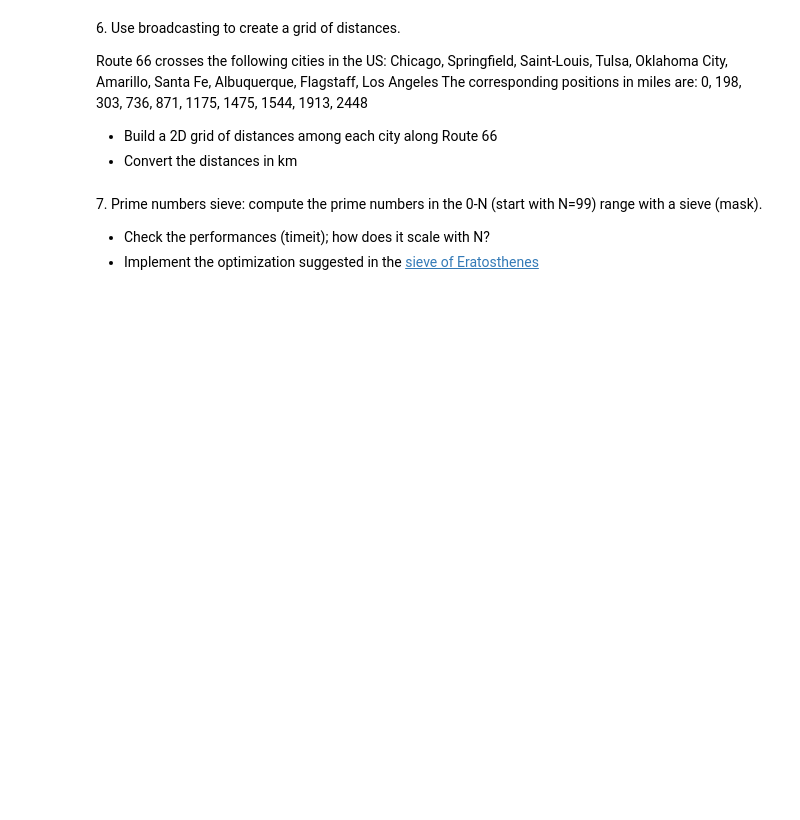
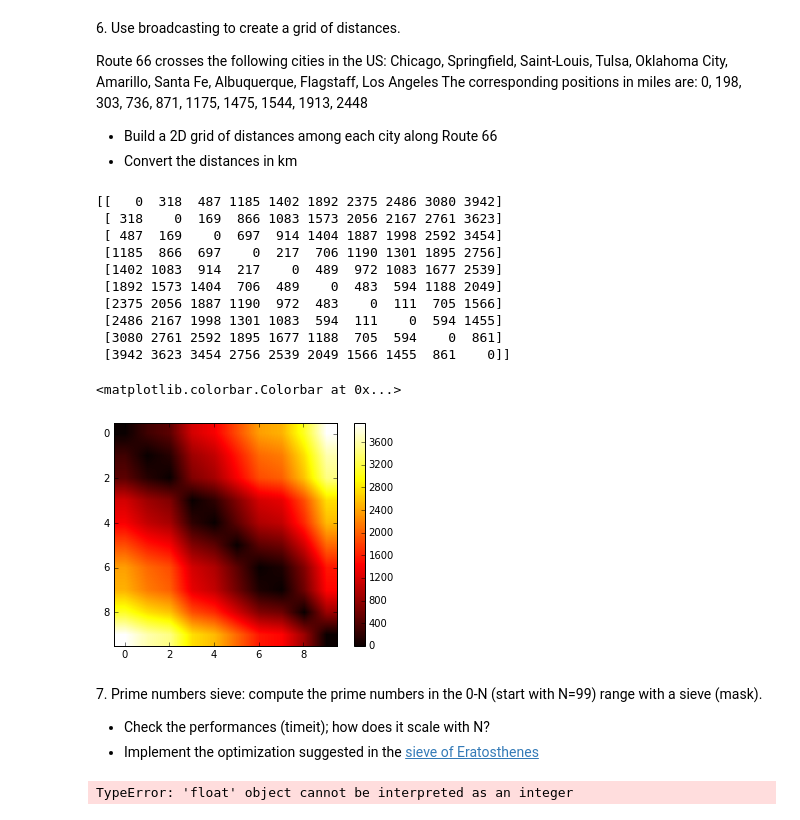
Before and after one commit to zucchett/HighLevelProgramming2021, a Jupyter notebook: 04ex_numpy.ipynb, the cells around one changed output. Cells and saved outputs as stored; diff of their text form; code cells hidden in the pictures; blank space fills up the shorter version.

```diff
--- a/04ex_numpy.ipynb
+++ b/04ex_numpy.ipynb
@@ -209,7 +215,37 @@ The corresponding positions in miles are: 0, 198, 303, 736, 871, 1175, 1475, 154
 
   * Build a 2D grid of distances among each city along Route 66
   * Convert the distances in km
+# %%
+positions = np.array([0, 198, 303, 736, 871, 1175, 1475, 1544, 1913, 2448])
+a = np.tile(positions, (10, 1))
+for i in range(len(a[0:])):
+    a[i,:] = np.abs(a[i,:] - positions[i])/0.621 # already passing to km
+print(a)
+plt.imshow(a, cmap = plt.cm.hot)
+plt.colorbar()
+# %% [output]
+[[   0  318  487 1185 1402 1892 2375 2486 3080 3942]
+ [ 318    0  169  866 1083 1573 2056 2167 2761 3623]
+ [ 487  169    0  697  914 1404 1887 1998 2592 3454]
+ [1185  866  697    0  217  706 1190 1301 1895 2756]
+ [1402 1083  914  217    0  489  972 1083 1677 2539]
+ [1892 1573 1404  706  489    0  483  594 1188 2049]
+ [2375 2056 1887 1190  972  483    0  111  705 1566]
+ [2486 2167 1998 1301 1083  594  111    0  594 1455]
+ [3080 2761 2592 1895 1677 1188  705  594    0  861]
+ [3942 3623 3454 2756 2539 2049 1566 1455  861    0]]
+<matplotlib.colorbar.Colorbar at 0x...>
+[figure, added]
 # %% [markdown]
 7\. Prime numbers sieve: compute the prime numbers in the 0-N (start with N=99) range with a sieve (mask).
   * Check the performances (timeit); how does it scale with N?
   * Implement the optimization suggested in the [sieve of Eratosthenes](https://en.wikipedia.org/wiki/Sieve_of_Eratosthenes)
+# %%
+N = 99
+primes = np.arange(0, N+1, 1)
+for i in range(2, N**(1/2)):
+    mask = (primes % i != 0)
+    primes = primes[mask]
+print(primes)
+# %% [output]
+TypeError: 'float' object cannot be interpreted as an integer
```
Also changed, not shown: parts of 3 cells of this notebook.
